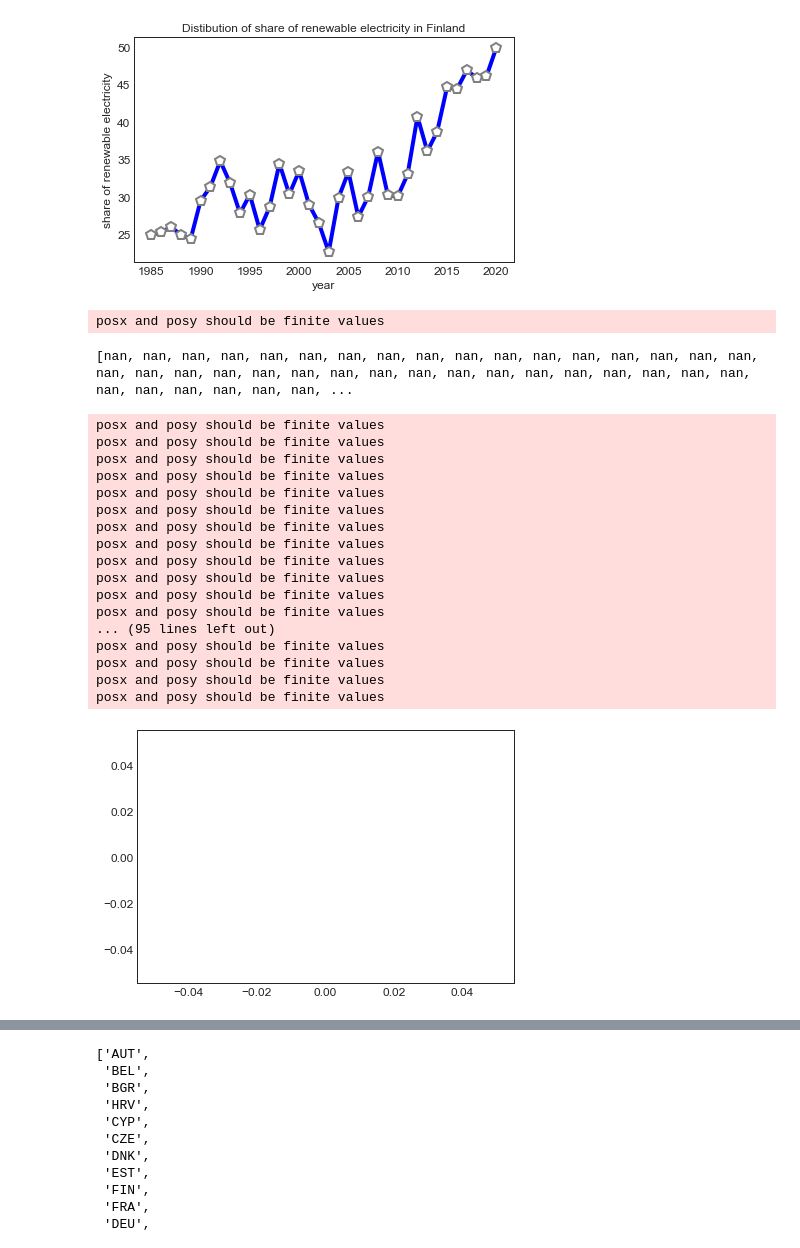
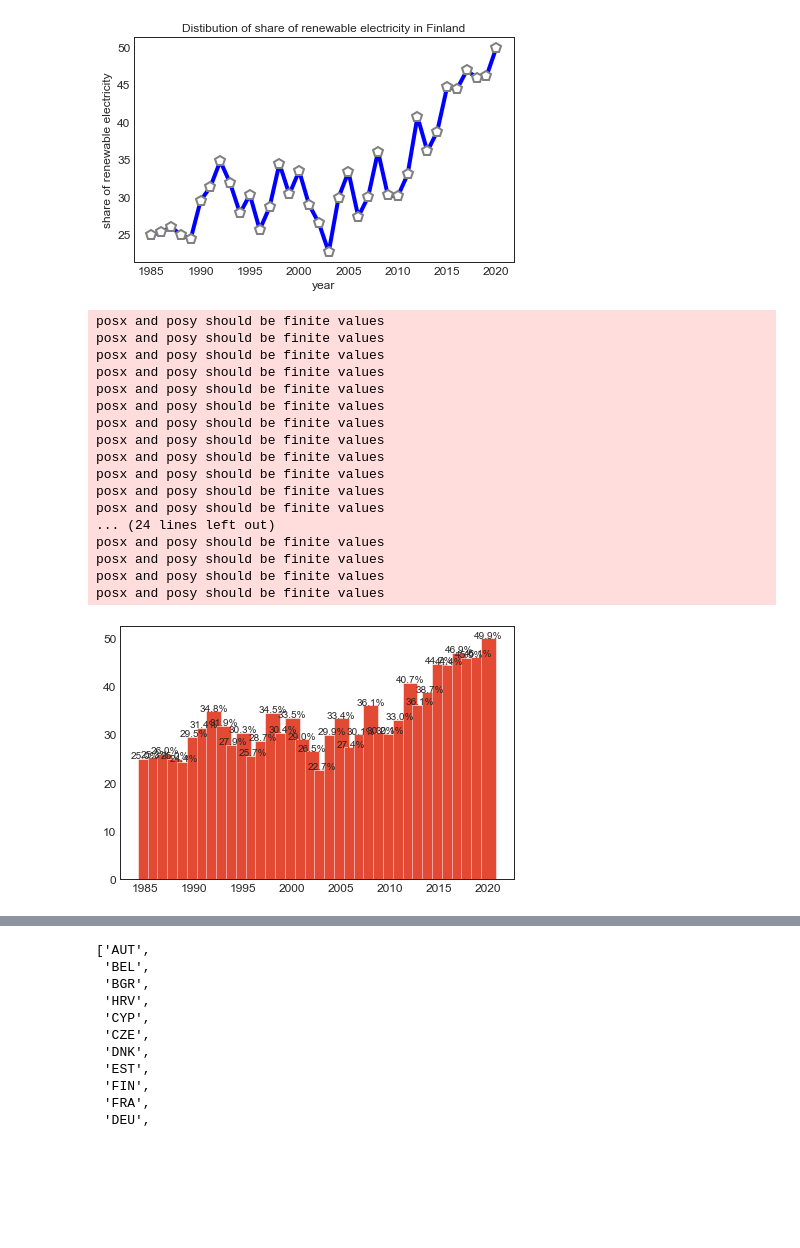
Before and after one commit to TimoKoski/IDS_project, a Jupyter notebook: IDS_group_notebook.ipynb, the cells around one changed output, grey strips where cells are left out. Drawn from its saved outputs; the diff is of its cells as text; code cells hidden in the pictures; blank space fills up the shorter version.

```diff
--- a/IDS_group_notebook.ipynb
+++ b/IDS_group_notebook.ipynb
@@ -486,47 +486,34 @@ share_renewable_elec("FIN", 'Finland')
 # %%
 df =eu_energy[eu_energy.iso_code=='FIN']
 x=df.year
 y=df.renewables_share_elec
 
 width = 1.5
 fig, ax = plt.subplots()
 
-y2=[]
-for value in y:
-    if value!='NaN':
-        y2.append(i)
-
-print(y2)
-pps = ax.bar(x, y2, width, align='center')
+pps = ax.bar(x, y, width, align='center')
 
 for p in pps:
-    try:
-        if p.get_height() =='nan':
-            continue
-        else:
-            height = p.get_height()
-            ax.text(x=p.get_x() + p.get_width() / 2, y=height+.10, s="{:.1f}%".format(height), ha='center')
-    except:
-        pass
+    height = p.get_height()
+    ax.text(x=p.get_x() + p.get_width() / 2, y=height+.10, s="{:.1f}%".format(height), ha='center')
+
 plt.show()
 # %% [output]
 posx and posy should be finite values
+posx and posy should be finite values
+posx and posy should be finite values
+posx and posy should be finite values
+posx and posy should be finite values
+posx and posy should be finite values
+posx and posy should be finite values
+posx and posy should be finite values
+posx and posy should be finite values
+posx and posy should be finite values
+posx and posy should be finite values
+posx and posy should be finite values
+... (24 lines left out)
+posx and posy should be finite values
+posx and posy should be finite values
+posx and posy should be finite values
+posx and posy should be finite values
-[nan, nan, nan, nan, nan, nan, nan, nan, nan, nan, nan, nan, nan, nan, nan, nan, nan, nan, nan, nan, nan, nan, nan, nan, nan, nan, nan, nan, nan, nan, nan, nan, nan, nan, nan, nan, nan, nan, nan, nan, ...
-posx and posy should be finite values
-posx and posy should be finite values
-posx and posy should be finite values
-posx and posy should be finite values
-posx and posy should be finite values
-posx and posy should be finite values
-posx and posy should be finite values
-posx and posy should be finite values
-posx and posy should be finite values
-posx and posy should be finite values
-posx and posy should be finite values
-posx and posy should be finite values
-... (95 lines left out)
-posx and posy should be finite values
-posx and posy should be finite values
-posx and posy should be finite values
-posx and posy should be finite values
-[figure, old version]
+[figure, new version]
```
Also changed, not shown: parts of 4 cells of this notebook.
